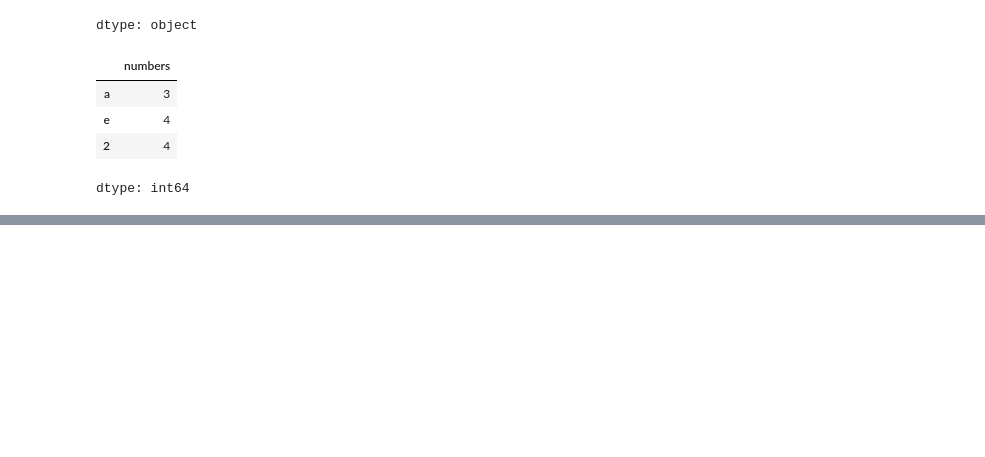
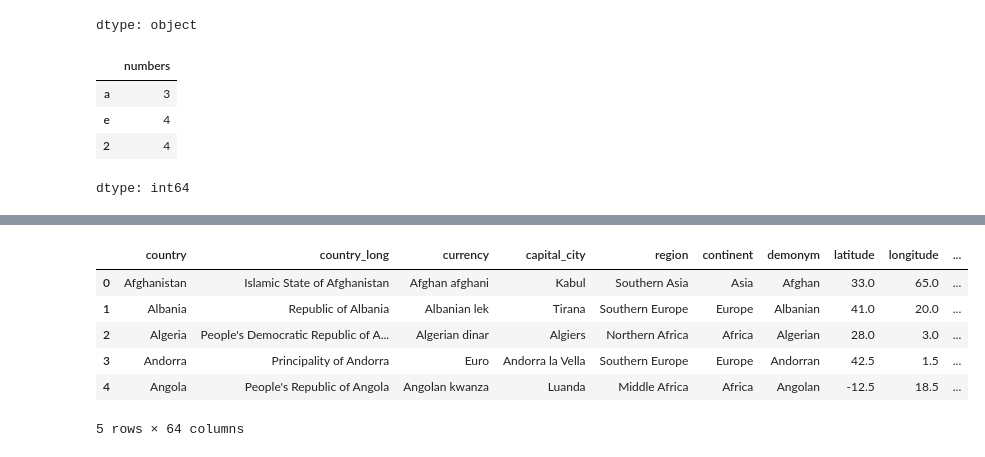
Before and after one commit to NileshPatil24-a/Complete_DataScience_Revision, a Jupyter notebook: pandas.ipynb, the cells around one changed output, grey strips where cells are left out. Saved outputs shown, nothing was run; the diff lists cells and outputs as text; code cells hidden in the pictures; blank space fills up the shorter version.

```diff
--- a/pandas.ipynb
+++ b/pandas.ipynb
@@ -27,0 +123,10 @@ dtype: int64
+# %%
+df.head()
+# %% [output]
+|  | country | country_long | currency | capital_city | region | continent | demonym | latitude | longitude | ... |
+| 0 | Afghanistan | Islamic State of Afghanistan | Afghan afghani | Kabul | Southern Asia | Asia | Afghan | 33.0 | 65.0 | ... |
+| 1 | Albania | Republic of Albania | Albanian lek | Tirana | Southern Europe | Europe | Albanian | 41.0 | 20.0 | ... |
+| 2 | Algeria | People's Democratic Republic of A... | Algerian dinar | Algiers | Northern Africa | Africa | Algerian | 28.0 | 3.0 | ... |
+| 3 | Andorra | Principality of Andorra | Euro | Andorra la Vella | Southern Europe | Europe | Andorran | 42.5 | 1.5 | ... |
+| 4 | Angola | People's Republic of Angola | Angolan kwanza | Luanda | Middle Africa | Africa | Angolan | -12.5 | 18.5 | ... |
+5 rows × 64 columns
```
Also changed, not shown: parts of 20 cells of this notebook.
